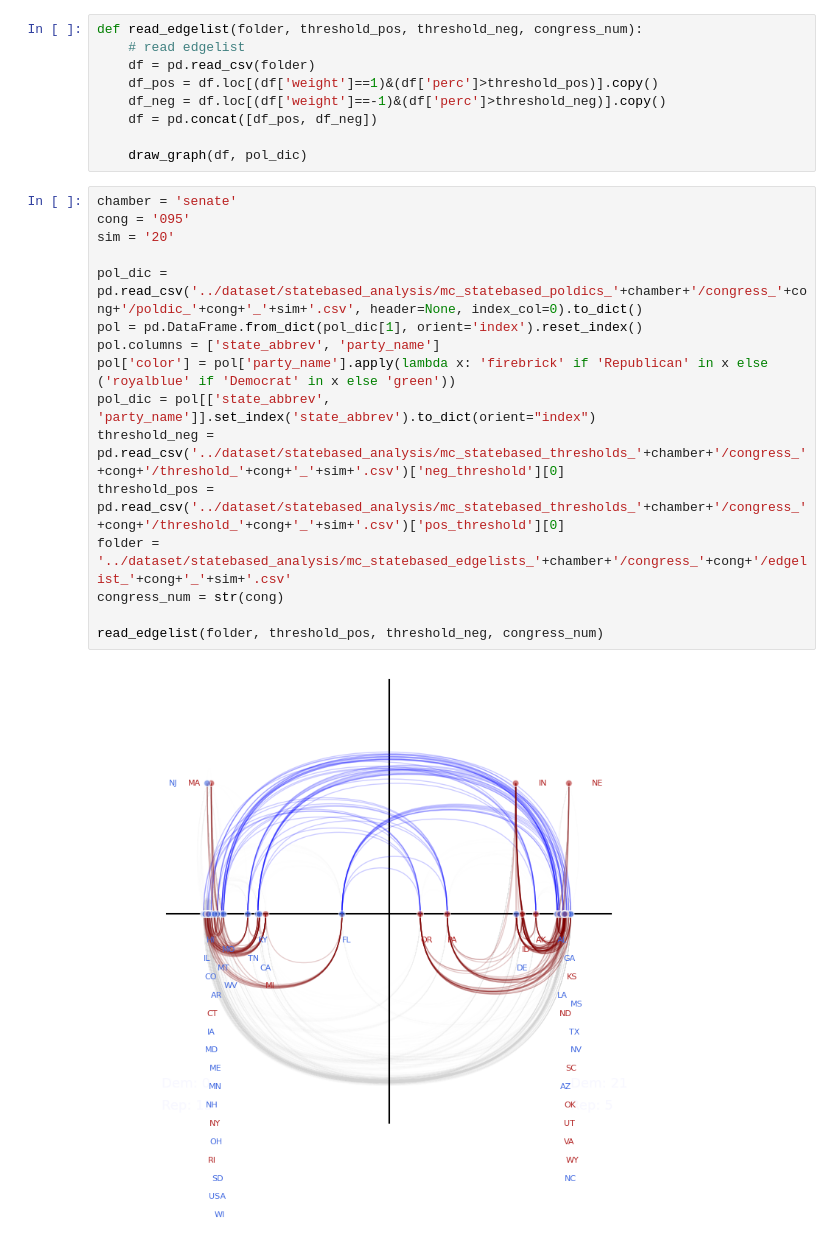
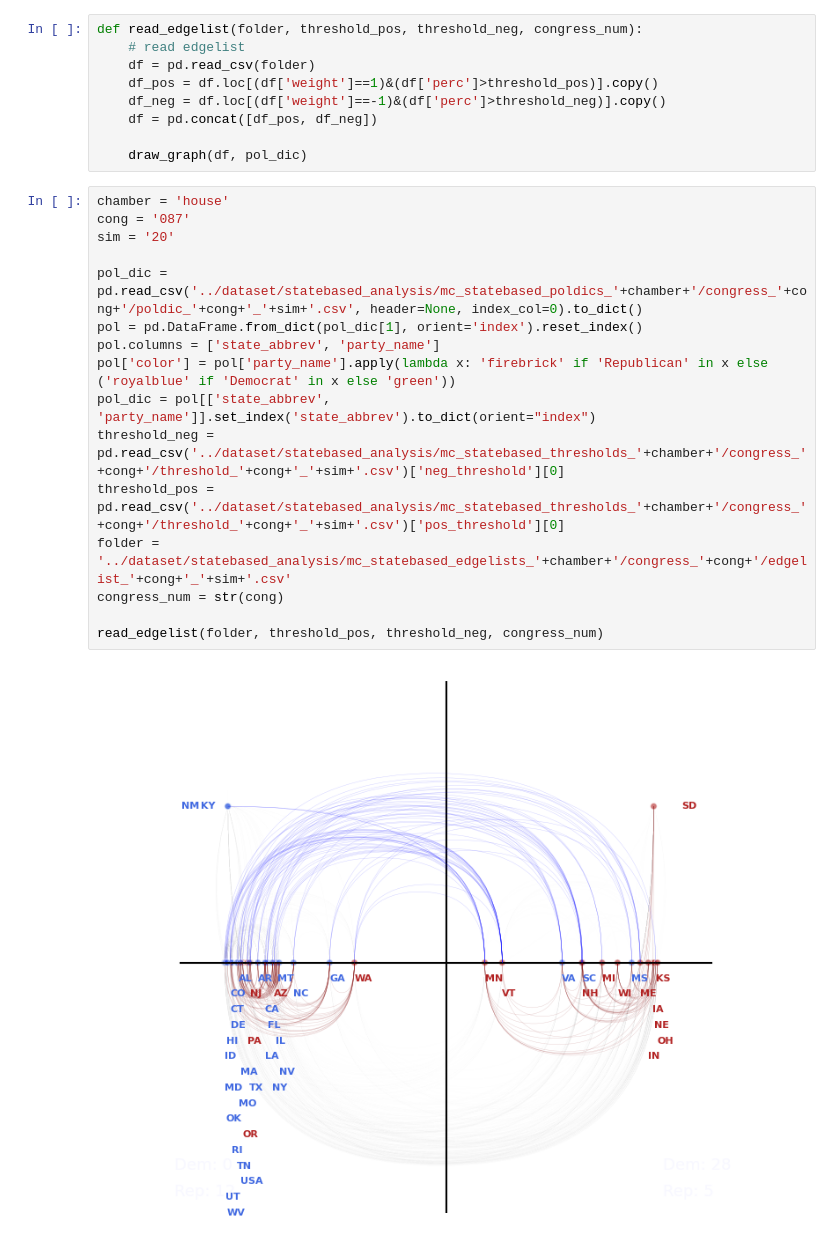
Before and after one commit to LeonardoAgasso/USA_Congress_SigNet, a Jupyter notebook: notebooks/statebased_frustrind_analysis.v2.ipynb, the cells around one changed output. Saved outputs shown, nothing was run; the diff lists cells and outputs as text.

```diff
--- a/notebooks/statebased_frustrind_analysis.v2.ipynb
+++ b/notebooks/statebased_frustrind_analysis.v2.ipynb
@@ -673,20 +673,20 @@ def read_edgelist(folder, threshold_pos, threshold_neg, congress_num):
 
     draw_graph(df, pol_dic)
 # %%
-chamber = 'senate'
-cong = '095'
+chamber = 'house'
+cong = '087'
 sim = '20'
 
 pol_dic = pd.read_csv('../dataset/statebased_analysis/mc_statebased_poldics_'+chamber+'/congress_'+cong+'/poldic_'+cong+'_'+sim+'.csv', header=None, index_col=0).to_dict()
 pol = pd.DataFrame.from_dict(pol_dic[1], orient='index').reset_index()
 pol.columns = ['state_abbrev', 'party_name']
 pol['color'] = pol['party_name'].apply(lambda x: 'firebrick' if 'Republican' in x else ('royalblue' if 'Democrat' in x else 'green'))
 pol_dic = pol[['state_abbrev', 'party_name']].set_index('state_abbrev').to_dict(orient="index")
 threshold_neg = pd.read_csv('../dataset/statebased_analysis/mc_statebased_thresholds_'+chamber+'/congress_'+cong+'/threshold_'+cong+'_'+sim+'.csv')['neg_threshold'][0]
 threshold_pos = pd.read_csv('../dataset/statebased_analysis/mc_statebased_thresholds_'+chamber+'/congress_'+cong+'/threshold_'+cong+'_'+sim+'.csv')['pos_threshold'][0]
 folder = '../dataset/statebased_analysis/mc_statebased_edgelists_'+chamber+'/congress_'+cong+'/edgelist_'+cong+'_'+sim+'.csv'
 congress_num = str(cong)
 
 read_edgelist(folder, threshold_pos, threshold_neg, congress_num)
 # %% [output]
-[figure, old version]
+[figure, new version]
```
Also changed, not shown: 1 other file.
